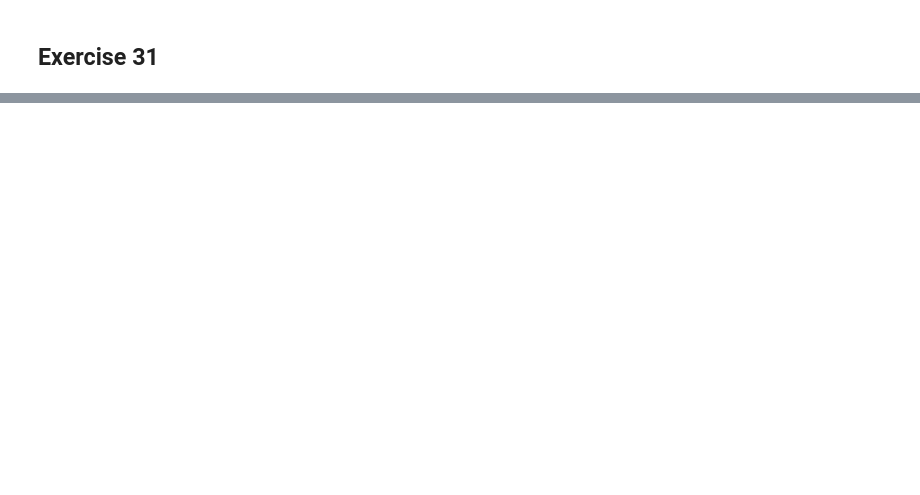
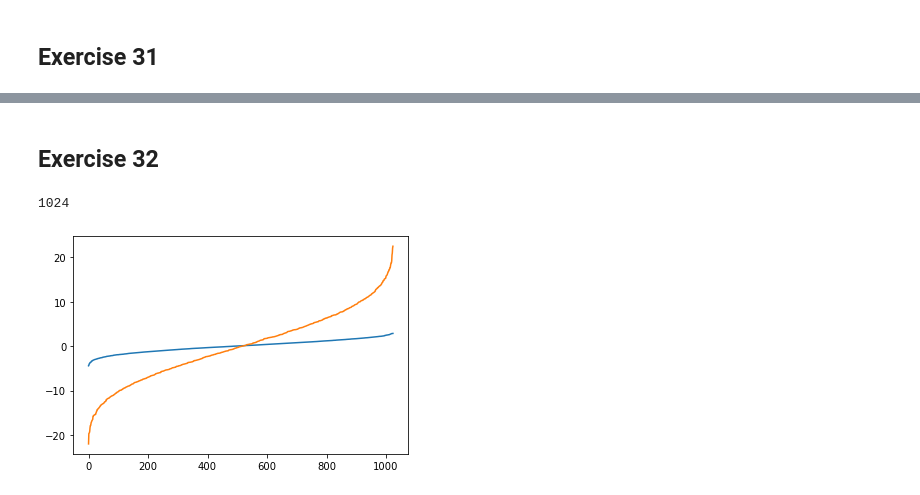
Before and after one commit to Leonhard-Moske/CMCMP, a Jupyter notebook: sheet11/physics767_sheet11_LeonhardMoske.ipynb, the cells around one changed output, grey strips where cells are left out. Cells and saved outputs as stored; diff of their text form; code cells hidden in the pictures; blank space fills up the shorter version.

```diff
--- a/sheet11/physics767_sheet11_LeonhardMoske.ipynb
+++ b/sheet11/physics767_sheet11_LeonhardMoske.ipynb
@@ -99,0 +89,2 @@ for angle in range(0, 360):
+# %% [markdown]
+## Exercise 32
@@ -99,0 +194,27 @@ for angle in range(0, 360):
+# %%
+L = 10 # L = 10 5 min
+s = 0.5
+J = 1
+
+W = 0.5
+h = np.random.uniform(low = -W,high=W,size= L)
+
+ham1 = calcMatrixOpenWField(genBasis(L,s),J,L,s,h)
+
+W = 10
+h = np.random.uniform(low = -W,high=W,size= L)
+
+ham2 = calcMatrixOpenWField(genBasis(L,s),J,L,s,h)
+# %%
+import matplotlib.pyplot as plt
+w1, v1 = np.linalg.eig(ham1)
+w2, v2 = np.linalg.eig(ham2)
+
+
+print(len(w1))
+plt.plot(sorted(w1))
+plt.plot(sorted(w2))
+plt.show()
+# %% [output]
+1024
+[figure, added]
```
Also changed, not shown: parts of 3 cells of this notebook, 2 other files.
